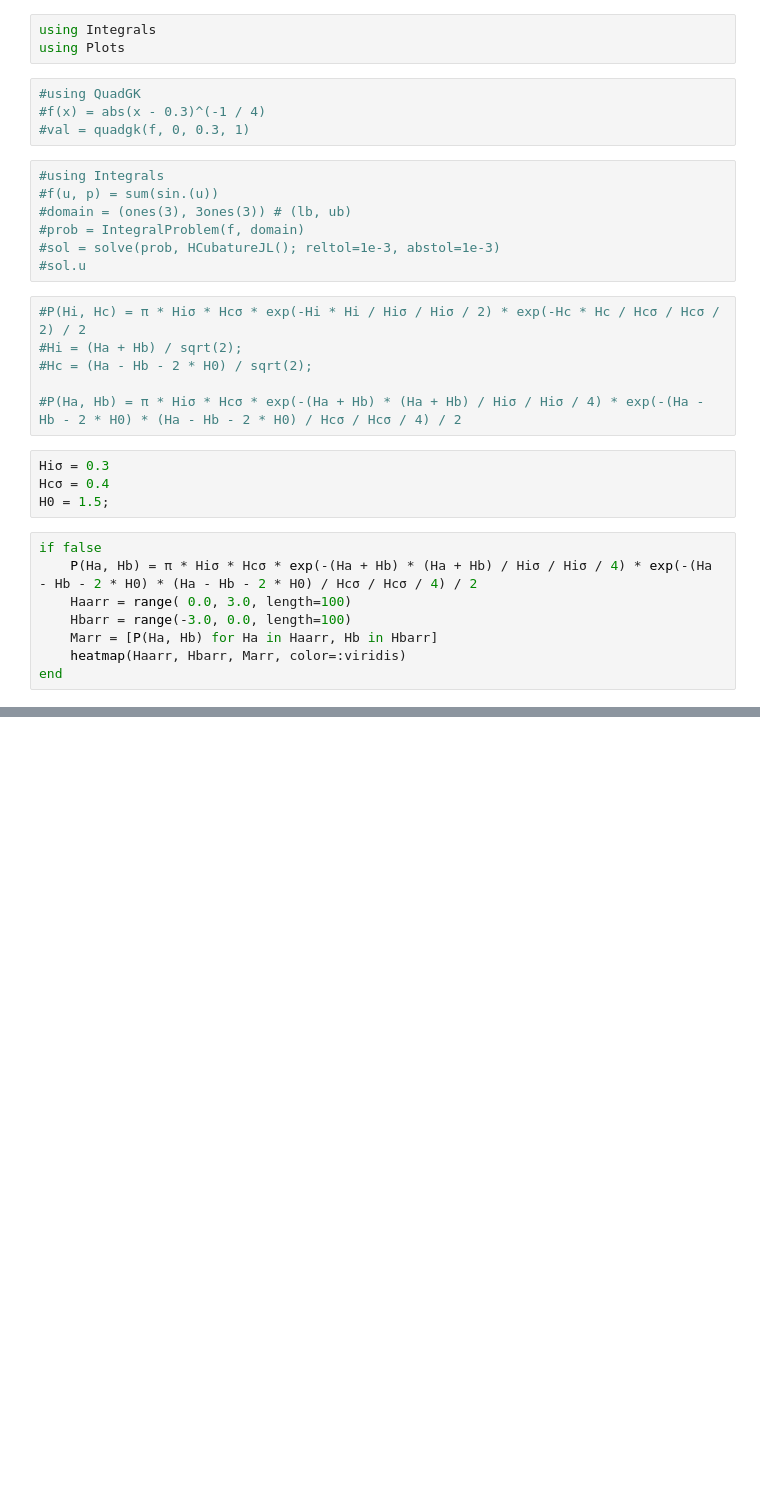
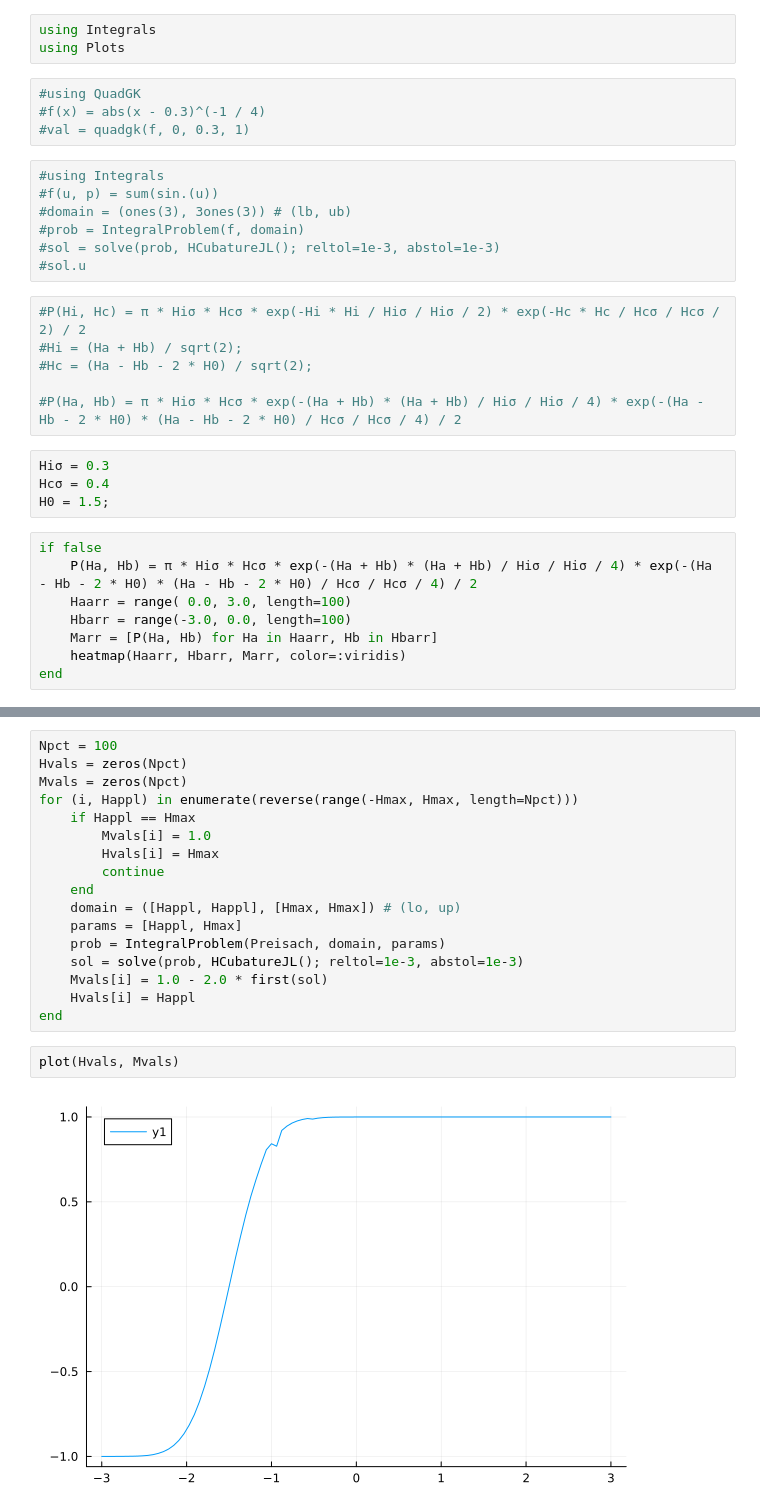
Before and after one commit to LaurentiuStoleriu/julia, a Jupyter notebook: _Magnetism/Preisach.ipynb, the cells around one changed output, grey strips where cells are left out. Drawn from its saved outputs; the diff is of its cells as text; blank space fills up the shorter version.

Commit message:
rectangular Preisach!

```diff
--- a/_Magnetism/Preisach.ipynb
+++ b/_Magnetism/Preisach.ipynb
@@ -45,0 +67,21 @@ sol = solve(prob, HCubatureJL(); reltol=1e-3, abstol=1e-3)
+# %%
+Npct = 100
+Hvals = zeros(Npct)
+Mvals = zeros(Npct)
+for (i, Happl) in enumerate(reverse(range(-Hmax, Hmax, length=Npct)))
+    if Happl == Hmax
+        Mvals[i] = 1.0
+        Hvals[i] = Hmax
+        continue
+    end
+    domain = ([Happl, Happl], [Hmax, Hmax]) # (lo, up)
+    params = [Happl, Hmax]
+    prob = IntegralProblem(Preisach, domain, params)
+    sol = solve(prob, HCubatureJL(); reltol=1e-3, abstol=1e-3)
+    Mvals[i] = 1.0 - 2.0 * first(sol)
+    Hvals[i] = Happl
+end
+# %%
+plot(Hvals, Mvals)
+# %% [output]
+[figure, added]
```
Also changed, not shown: parts of 4 cells of this notebook, 1 other file.
